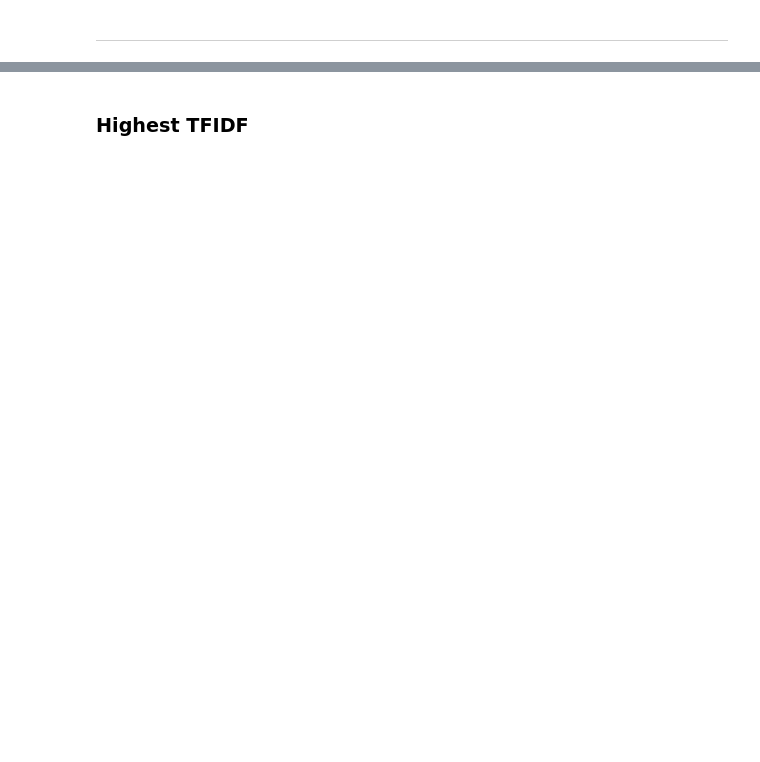
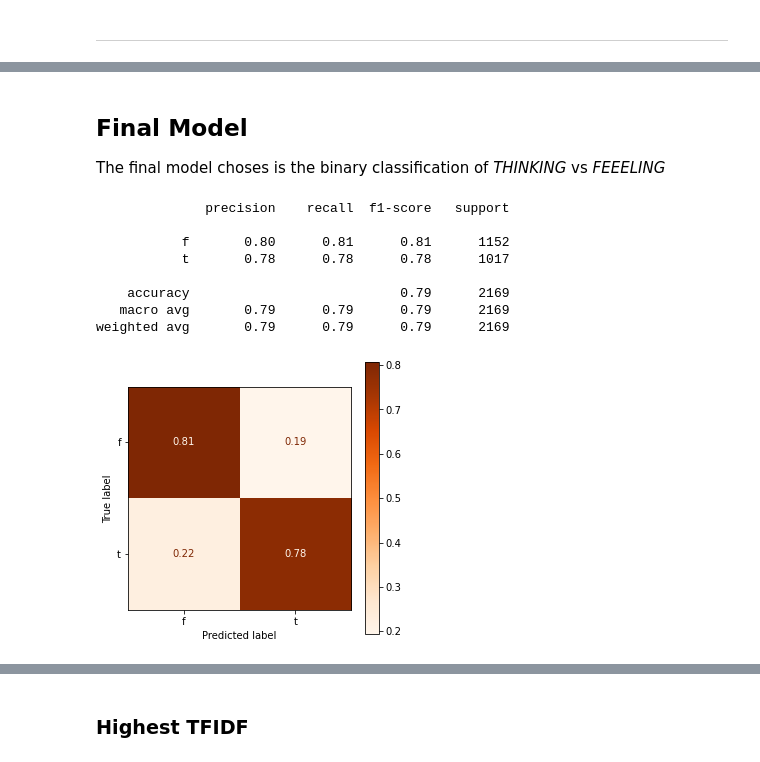
Before and after one commit to westonshuken/Automatic-Personality-Prediction, a Jupyter notebook: index.ipynb, the cells around one changed output, grey strips where cells are left out. Drawn from its saved outputs; the diff is of its cells as text; code cells hidden in the pictures; blank space fills up the shorter version.

```diff
--- a/index.ipynb
+++ b/index.ipynb
@@ -1058,0 +681,12 @@ Accuracy increase from class balance in p/j is: 0.16
+# %%
+# Modeling with Random Forest
+rfc2 = RandomForestClassifier(n_estimators=1000, max_depth=25)
+rfc2.fit(X_train, y_train)
+y_pred = rfc2.predict(X_test)
+print(f'Testing accuracy: {accuracy_score(y_test, y_pred)}')
+# %%
+# Modeling with KNN
+knn2 = KNeighborsClassifier(n_neighbors=2)
+knn2.fit(X_train, y_train)
+y_pred = knn2.predict(X_test)
+print(f'Testing accuracy: {accuracy_score(y_test, y_pred)}')
@@ -1058,0 +700,5 @@ Accuracy increase from class balance in p/j is: 0.16
+# %%
+# Here is where manual tuning can be done by altering the hyperparameters of teh Vectorizer and Classifier
+pipe = Pipeline([('vec', TfidfVectorizer(ngram_range=(1,2))),
+    ('clf', SGDClassifier(class_weight='balanced', random_state=SEED, loss="modified_huber"))
+])
@@ -1333,0 +733,42 @@ print(final_model.predict([t_test_sample])[0], '--', f"{round(max(final_model.pr
+# %% [markdown]
+## Final Model
+
+The final model choses is the binary classification of *THINKING* vs *FEEELING*
+# %%
+# Option to read in clean DataFrame — uncomment below
+
+cafe_clean = pd.read_csv('./data/cafe_clean.csv')
+cafe_clean = cafe_clean.dropna()
+# %%
+final_logreg = Pipeline([('vec', TfidfVectorizer(ngram_range=(1,2), min_df=5)),
+                ('clf', LogisticRegression(class_weight={'f': .46, 't': .54}, max_iter=1000))
+            ])
+
+X = cafe_clean['joined_tokens']
+y = cafe_clean['t/f']
+
+X_train, X_test, y_train, y_test = train_test_split(X, y, random_state=SEED)
+
+final_logreg.fit(X_train, y_train)
+
+y_pred = final_logreg.predict(X_test)
+acc_score = accuracy_score(y_test, y_pred)
+
+print(classification_report(y_pred=y_pred, y_true=y_test, target_names=cafe_clean['t/f'].unique()))
+
+fig, ax = plt.subplots(figsize=(5,5))
+plt.rcParams.update({'font.size': 10})
+plt.rc('xtick', labelsize=10)
+plt.rc('ytick', labelsize=10)
+plot_confusion_matrix(final_logreg, X_test, y_test, ax=ax, normalize='true', cmap='Oranges')
+plt.grid(False);
+# %% [output]
+              precision    recall  f1-score   support
+
+           f       0.80      0.81      0.81      1152
+           t       0.78      0.78      0.78      1017
+
+    accuracy                           0.79      2169
+   macro avg       0.79      0.79      0.79      2169
+weighted avg       0.79      0.79      0.79      2169
+[figure, added]
```
Also changed, not shown: parts of 214 cells of this notebook, 17 other files.
